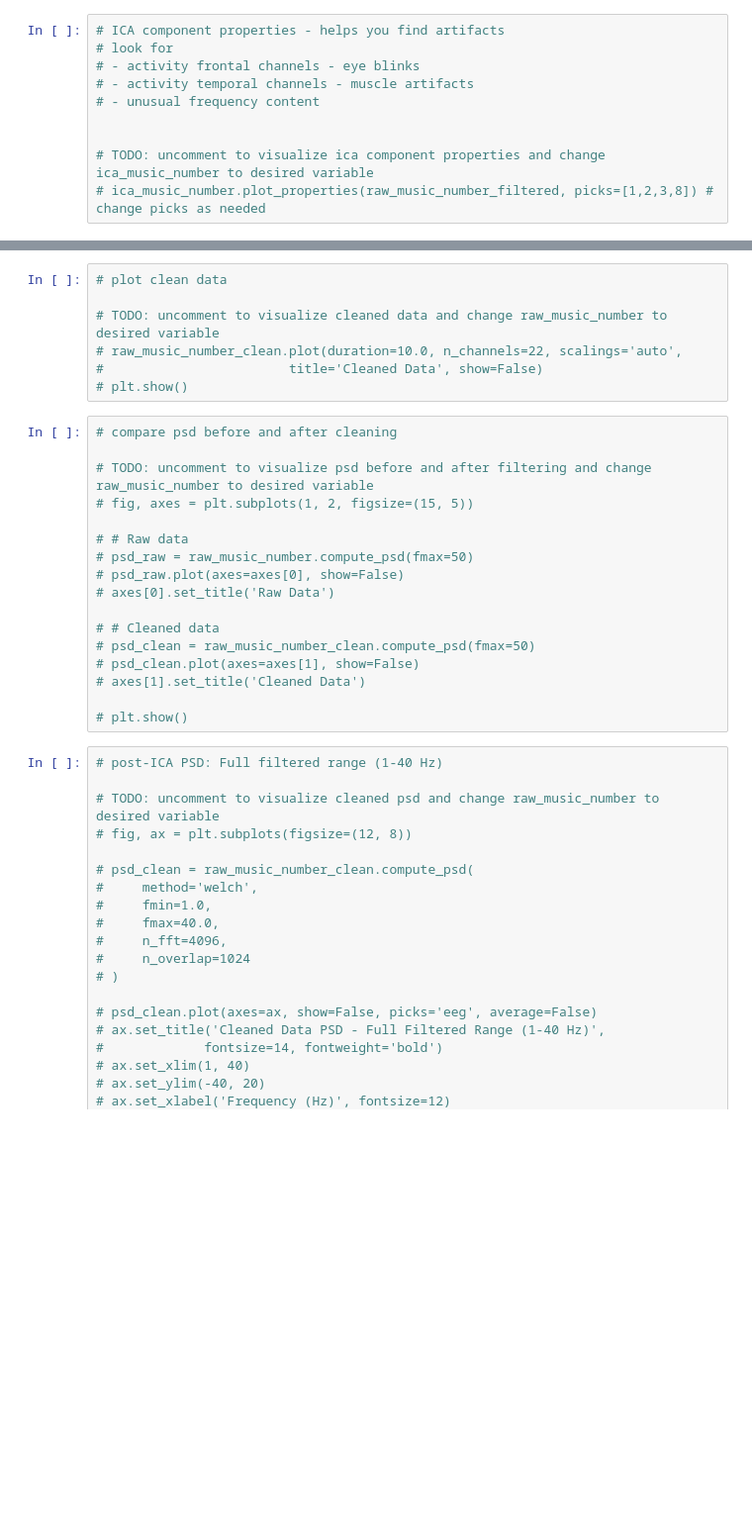
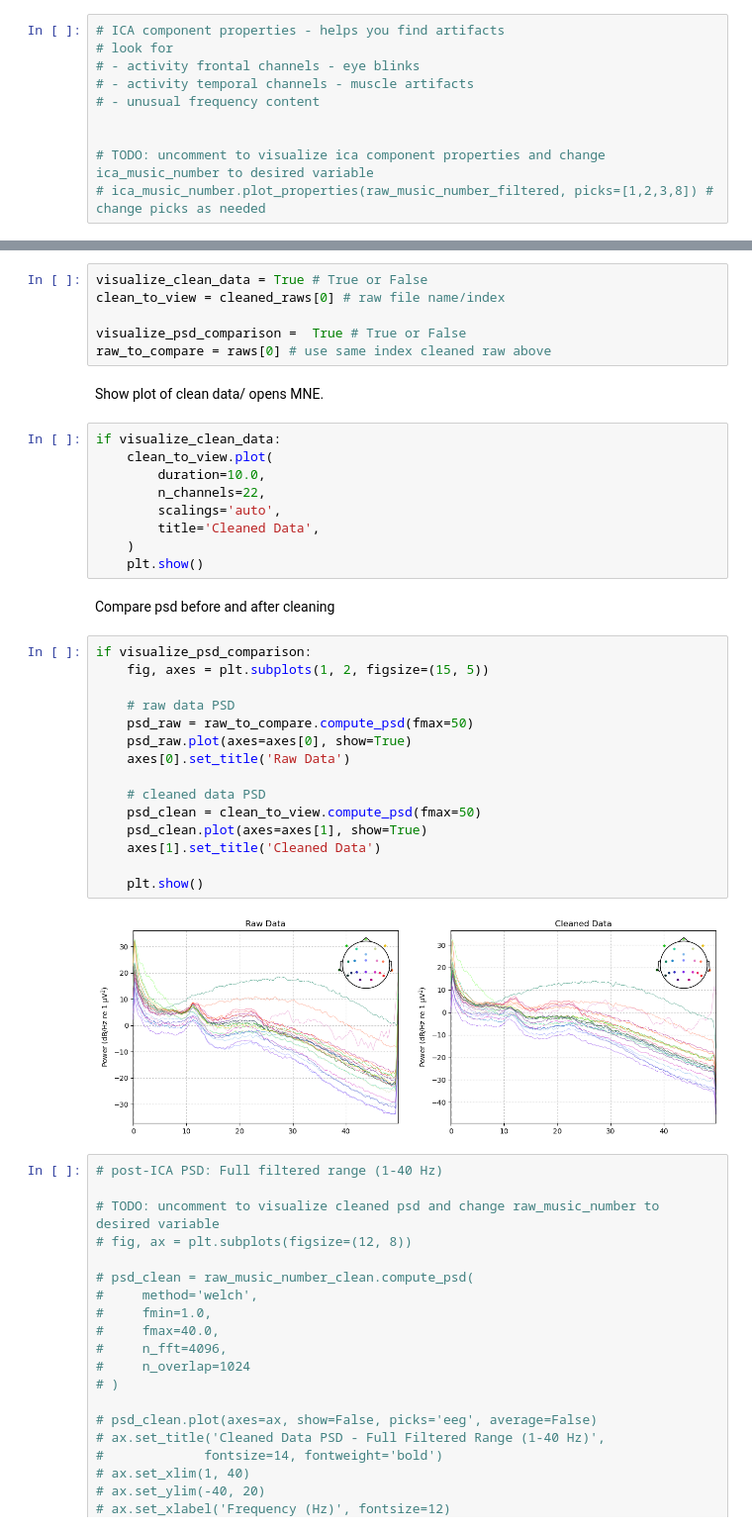
Before and after one commit to harveersingh12/EEG, a Jupyter notebook: eeg-project/eeg-interpretation-demo.ipynb, the cells around one changed output, grey strips where cells are left out. Shown at 99% size. Drawn from its saved outputs; the diff is of its cells as text; blank space fills up the shorter version.

Commit message:
cleaning noetbook halfway through

```diff
--- a/eeg-project/eeg-interpretation-demo.ipynb
+++ b/eeg-project/eeg-interpretation-demo.ipynb
@@ -659,27 +270,39 @@ Applying ICA to Raw instance
+# %%
+visualize_clean_data = True # True or False
+clean_to_view = cleaned_raws[0] # raw file name/index
+
+visualize_psd_comparison =  True # True or False
+raw_to_compare = raws[0] # use same index cleaned raw above
+# %% [markdown]
+Show plot of clean data/ opens MNE.
 # %%
-# plot clean data
-
-# TODO: uncomment to visualize cleaned data and change raw_music_number to desired variable
-# raw_music_number_clean.plot(duration=10.0, n_channels=22, scalings='auto',
-#                        title='Cleaned Data', show=False)
-# plt.show()
+if visualize_clean_data:
+    clean_to_view.plot(
+        duration=10.0,
+        n_channels=22,
+        scalings='auto',
+        title='Cleaned Data',
+    )
+    plt.show()
+# %% [markdown]
+Compare psd before and after cleaning
 # %%
-# compare psd before and after cleaning
+if visualize_psd_comparison:
+    fig, axes = plt.subplots(1, 2, figsize=(15, 5))
 
-# TODO: uncomment to visualize psd before and after filtering and change raw_music_number to desired variable
-# fig, axes = plt.subplots(1, 2, figsize=(15, 5))
+    # raw data PSD
+    psd_raw = raw_to_compare.compute_psd(fmax=50)
+    psd_raw.plot(axes=axes[0], show=True)
+    axes[0].set_title('Raw Data')
 
-# # Raw data
-# psd_raw = raw_music_number.compute_psd(fmax=50)
-# psd_raw.plot(axes=axes[0], show=False)
-# axes[0].set_title('Raw Data')
+    # cleaned data PSD
+    psd_clean = clean_to_view.compute_psd(fmax=50)
+    psd_clean.plot(axes=axes[1], show=True)
+    axes[1].set_title('Cleaned Data')
 
-# # Cleaned data
-# psd_clean = raw_music_number_clean.compute_psd(fmax=50)
-# psd_clean.plot(axes=axes[1], show=False)
-# axes[1].set_title('Cleaned Data')
-
-# plt.show()
+    plt.show()
+# %% [output]
+[figure, added]
 # %%
 # post-ICA PSD: Full filtered range (1-40 Hz)
 
```
Also changed, not shown: parts of 50 cells of this notebook.
